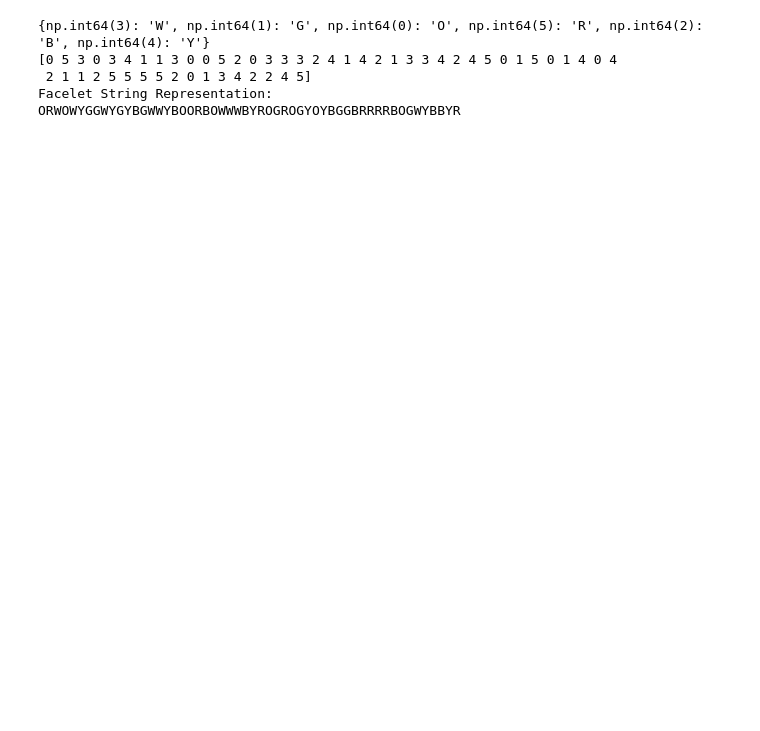
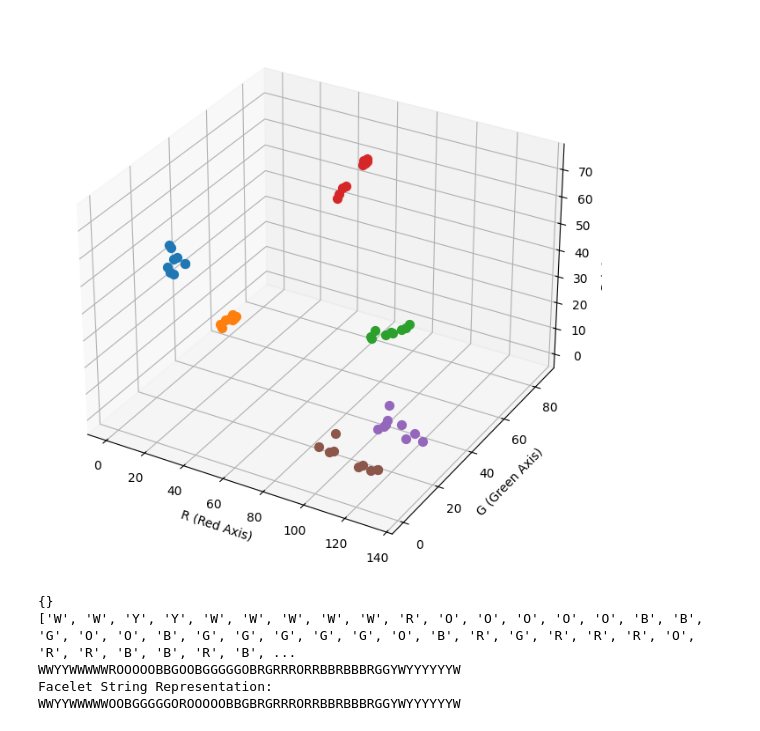
Before and after one commit to mannixharry/cube-solver, a Jupyter notebook: vision-processing.ipynb, the cells around one changed output. Saved outputs shown, nothing was run; the diff lists cells and outputs as text; code cells hidden in the pictures; blank space fills up the shorter version.

```diff
--- a/vision-processing.ipynb
+++ b/vision-processing.ipynb
@@ -337,38 +250,63 @@ Cluster 6 (Total points: 9):
+# %%
+import numpy as np
+import cv2
+import matplotlib.pyplot as plt
+from mpl_toolkits.mplot3d import Axes3D
+
+# Assuming lab_data_bgr is in BGR format (values in range [0, 255])
+# Convert BGR to LAB using OpenCV
+data_reshaped = data[np.newaxis, :, :]  # Shape becomes (1, N, 3)
+rgb_array = cv2.cvtColor(data_reshaped, cv2.COLOR_BGR2RGB)[0]
+rgb_colors = rgb_array / 255.0  # Normalize to [0, 1] for plotting
+
+# Create a 3D scatter plot
+fig = plt.figure(figsize=(10, 8))
+ax = fig.add_subplot(111, projection='3d')
+
+colours = ['#1f77b4', '#ff7f0e', '#2ca02c', '#d62728', '#9467bd', '#8c564b']
+for i,cluster in enumerate(clusters):
+    colour = colours[i]
+    for point in cluster:
+        ax.scatter(data[point][2], data[point][1], data[point][0], color=colour, s=50)
+
+ax.set_xlabel('R (Red Axis)')
+ax.set_ylabel('G (Green Axis)')
+ax.set_zlabel('B (Blue Axis)')
+# Show the plot
+plt.show()
+# %% [output]
+[figure, added]
 # %%
 # Define cluster-to-color mapping
 centre_indices = [4, 22, 13, 31, 40, 49]
-picture_order = [0, 2, 1, 3, 4, 5]
+picture_order = [0, 1, 2, 3, 4, 5]
 color_order = ['W', 'G', 'O', 'R', 'B', 'Y']
 cluster_to_color = {}
-for i in range(6):
-    cluster_to_color[labels[centre_indices[i]]] = color_order[i]
+
+facelet_colors = [''] * 54
+for i, c in enumerate(centre_indices):
+    index = next((i for i, sublist in enumerate(clusters) if c in sublist), None)
+    colour = color_order[picture_order[i]]
+    for j in clusters[index]:
+        facelet_colors[j] = colour
 
 # Example: Assuming `labels` contains the cluster labels for all 54 facelets
 # Convert cluster labels to their respective colors
 
-print(cluster_to_color)
+# Concatenate the facelets into a single string (row-wise for each face)
+facelet_string = ''.join(facelet_colors)
+facelet_string = facelet_string[:9] + facelet_string[18:27] + facelet_string[9:18] + facelet_string[27:]
 
-print(labels)
-facelet_colors = [cluster_to_color[label] for label in labels]
-
-# Reshape to a 6x9 array (6 faces, each with 9 facelets)
-facelet_array = np.array(facelet_colors).reshape(6, 9)
-
-new_facelet_array = [facelet_array[picture_order[i]] for i in range(6)]
-facelet_array = np.array(new_facelet_array)
-
-# Concatenate the facelets into a single string (row-wise for each face)
-facelet_string = ''.join(facelet_array.flatten())
 
 # Print the single-string representation
 print("Facelet String Representation:")
 print(facelet_string)
 # %% [output]
-{np.int64(3): 'W', np.int64(1): 'G', np.int64(0): 'O', np.int64(5): 'R', np.int64(2): 'B', np.int64(4): 'Y'}
-[0 5 3 0 3 4 1 1 3 0 0 5 2 0 3 3 3 2 4 1 4 2 1 3 3 4 2 4 5 0 1 5 0 1 4 0 4
- 2 1 1 2 5 5 5 5 2 0 1 3 4 2 2 4 5]
+{}
+['W', 'W', 'Y', 'Y', 'W', 'W', 'W', 'W', 'W', 'R', 'O', 'O', 'O', 'O', 'O', 'B', 'B', 'G', 'O', 'O', 'B', 'G', 'G', 'G', 'G', 'G', 'O', 'B', 'R', 'G', 'R', 'R', 'R', 'O', 'R', 'R', 'B', 'B', 'R', 'B', ...
+WWYYWWWWWROOOOOBBGOOBGGGGGOBRGRRRORRBBRBBBRGGYWYYYYYYW
 Facelet String Representation:
-ORWOWYGGWYGYBGWWYBOORBOWWWBYROGROGYOYBGGBRRRRBOGWYBBYR
+WWYYWWWWWOOBGGGGGOROOOOOBBGBRGRRRORRBBRBBBRGGYWYYYYYYW
 # %%
 import main
 import cube
```
Also changed, not shown: parts of 10 cells of this notebook, 2 other files.
